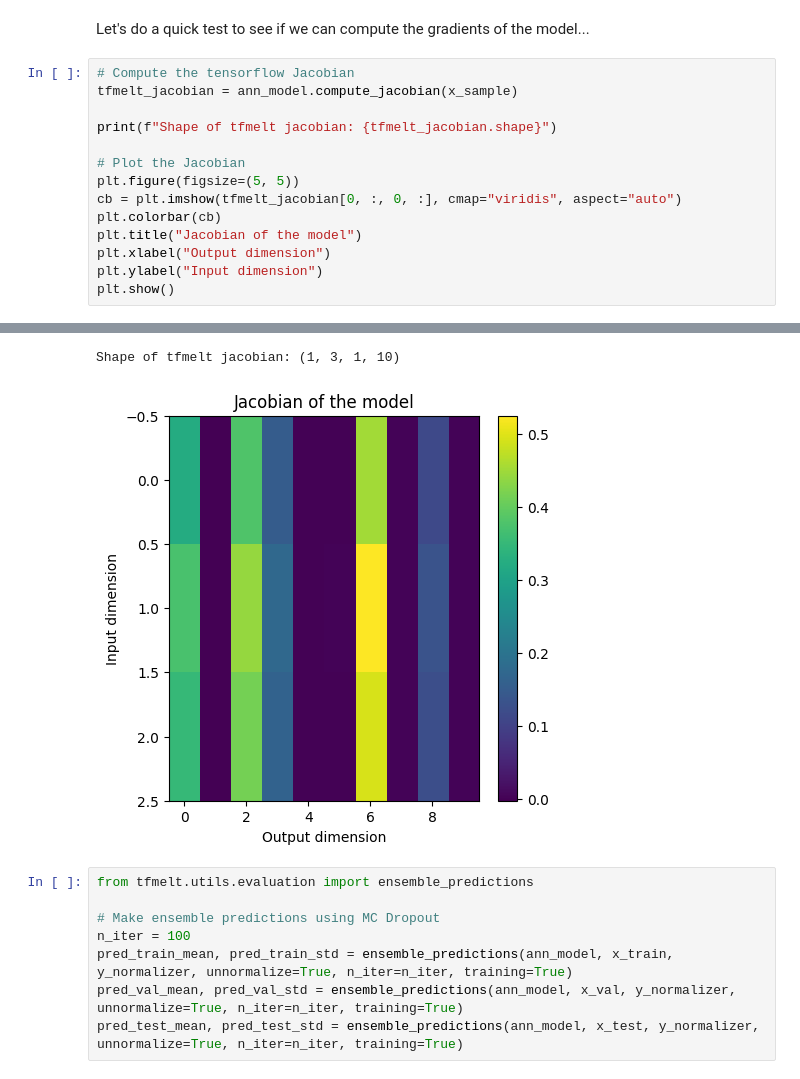
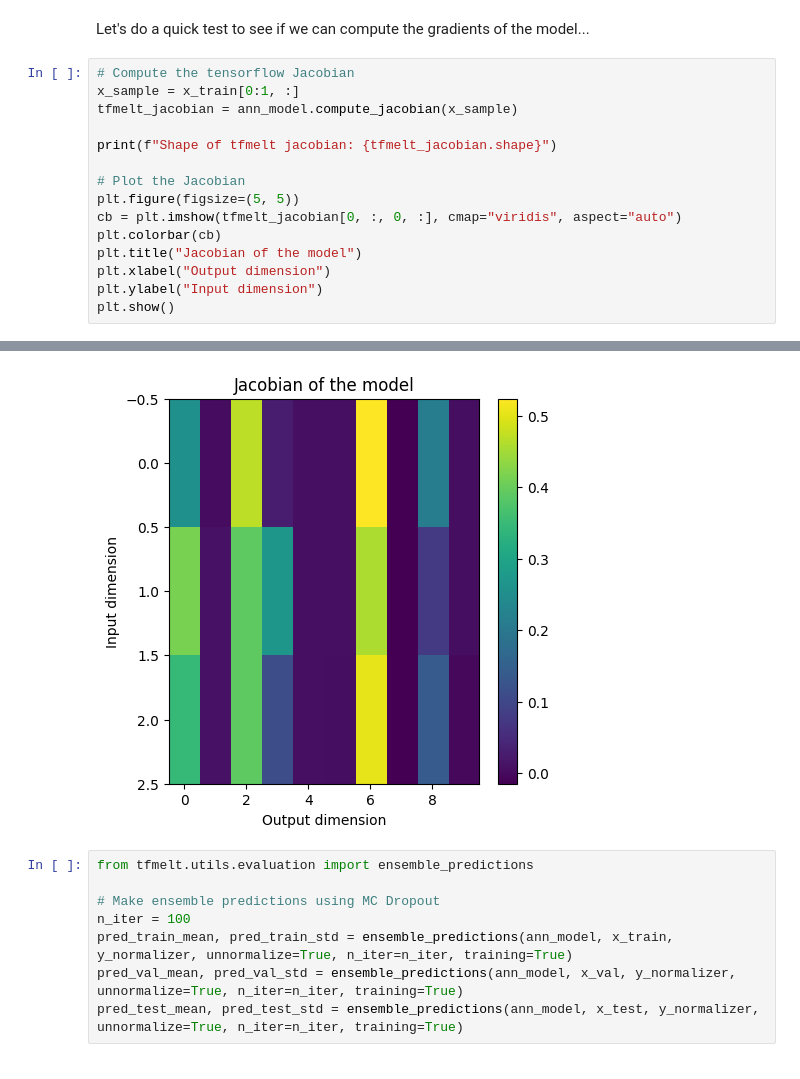
Before and after one commit to NREL/tf-melt, a Jupyter notebook: examples/regression.ipynb, the cells around one changed output, grey strips where cells are left out. Drawn from its saved outputs; the diff is of its cells as text.

```diff
--- a/examples/regression.ipynb
+++ b/examples/regression.ipynb
@@ -175,6 +175,7 @@ plot_predictions(pred_train, y_train_real, pred_val, y_val_real, pred_test, y_te
 Let's do a quick test to see if we can compute the gradients of the model...
 # %%
 # Compute the tensorflow Jacobian
+x_sample = x_train[0:1, :]
 tfmelt_jacobian = ann_model.compute_jacobian(x_sample)
 
 print(f"Shape of tfmelt jacobian: {tfmelt_jacobian.shape}")
@@ -193,5 +193,4 @@ WARNING:tensorflow:5 out of the last 5 calls to <function pfor.<locals>.f at 0x.
-Shape of tfmelt jacobian: (1, 3, 1, 10)
-[figure, old version]
+[figure, new version]
 # %%
 from tfmelt.utils.evaluation import ensemble_predictions
 
```
Also changed, not shown: parts of 29 cells of this notebook, 19 other files.
